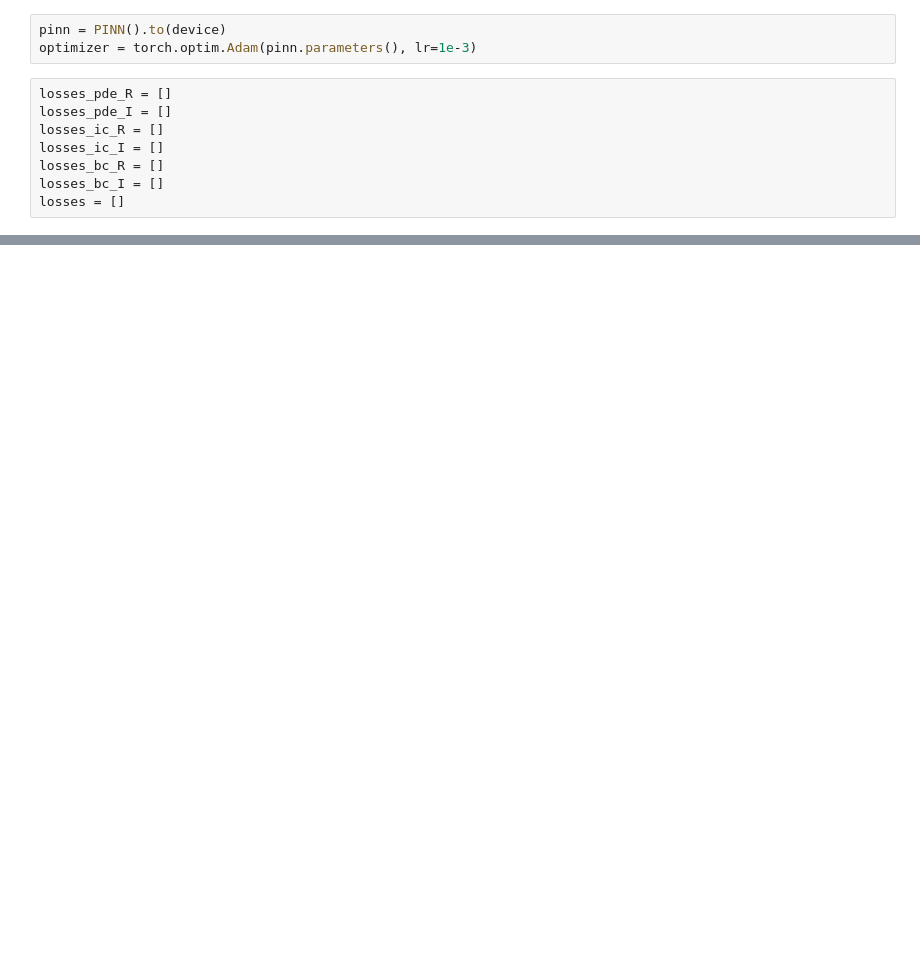
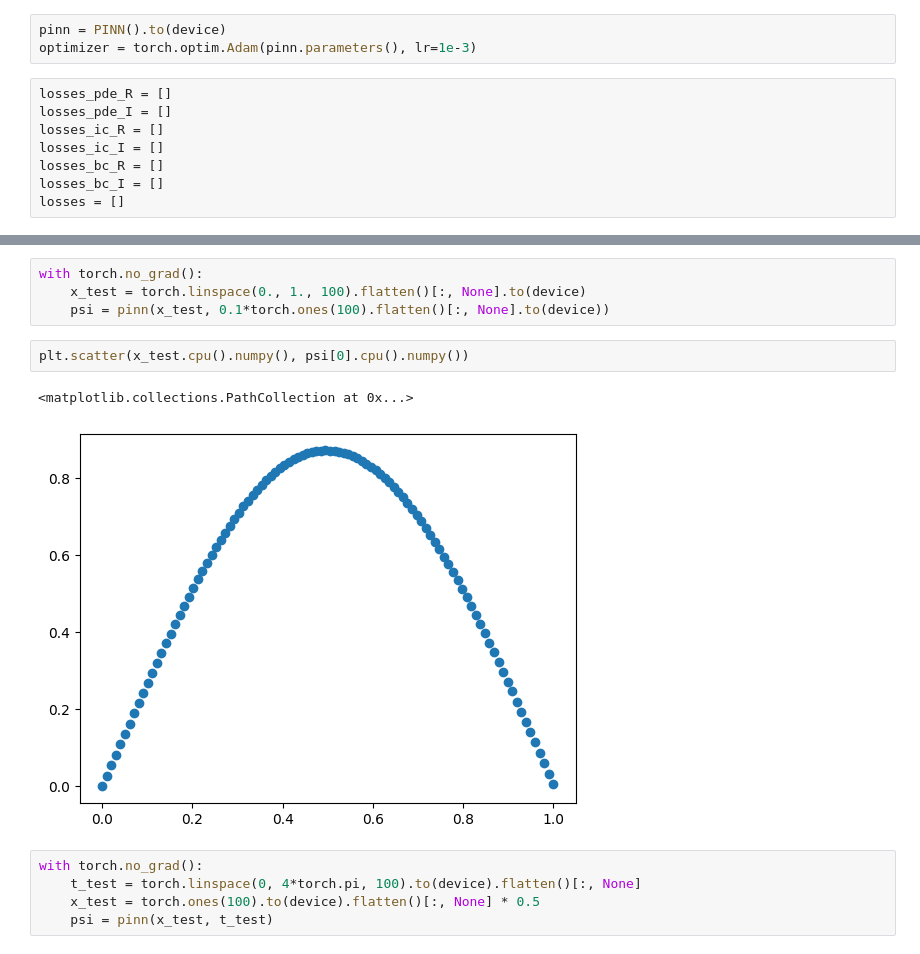
Before and after one commit to stephenhky/PINNNotebooks, a Jupyter notebook: schrodinger_equation_1dbox.ipynb, the cells around one changed output, grey strips where cells are left out. Drawn from its saved outputs; the diff is of its cells as text; blank space fills up the shorter version.

```diff
--- a/schrodinger_equation_1dbox.ipynb
+++ b/schrodinger_equation_1dbox.ipynb
@@ -138,0 +155,14 @@ Epoch 4999: -398.23
+# %%
+with torch.no_grad():
+    x_test = torch.linspace(0., 1., 100).flatten()[:, None].to(device)
+    psi = pinn(x_test, 0.1*torch.ones(100).flatten()[:, None].to(device))
+# %%
+plt.scatter(x_test.cpu().numpy(), psi[0].cpu().numpy())
+# %% [output]
+<matplotlib.collections.PathCollection at 0x...>
+[figure, added]
+# %%
+with torch.no_grad():
+    t_test = torch.linspace(0, 4*torch.pi, 100).to(device).flatten()[:, None]
+    x_test = torch.ones(100).to(device).flatten()[:, None] * 0.5
+    psi = pinn(x_test, t_test)
```
Also changed, not shown: parts of 6 cells of this notebook.
